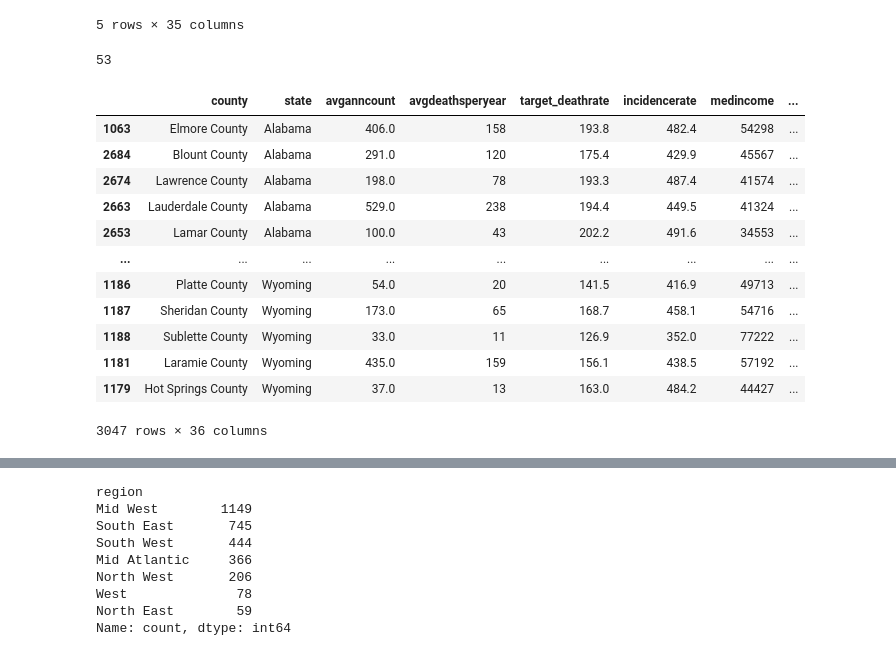
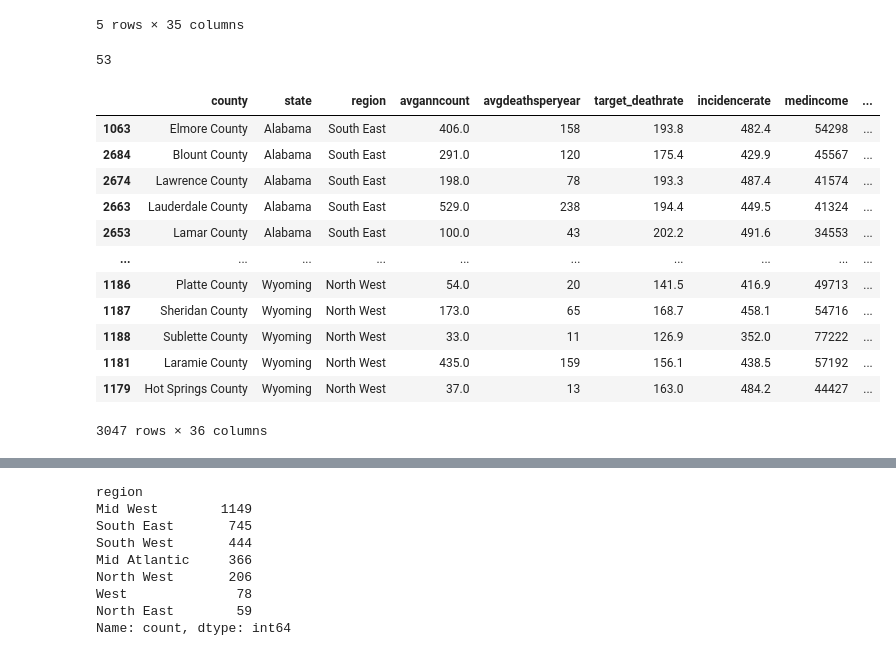
Before and after one commit to caseyhild/Data-Science-For-Cancer-Analysis, a Jupyter notebook: DataCheckpointGroup_Sp23_Casey_s_Group.ipynb, the cells around one changed output, grey strips where cells are left out. Saved outputs shown, nothing was run; the diff lists cells and outputs as text; code cells hidden in the pictures.

```diff
--- a/DataCheckpointGroup_Sp23_Casey_s_Group.ipynb
+++ b/DataCheckpointGroup_Sp23_Casey_s_Group.ipynb
@@ -99,38 +99,46 @@ data_cancer.head()
 # %%
 # Assigning a Region to each County based on its state
 West = ['California', 'Nevada', 'Hawaii']
 NorthWest = ['Alaska', 'Washington', 'Oregon', 'Idaho', 'Montana', 'Wyoming']
 SouthWest = ['Utah', 'Colorado', 'Arizona', 'New Mexico', 'Texas', 'Oklahoma']
 MidWest = ['North Dakota', 'South Dakota', 'Nebraska', 'Kansas', 'Minnesota', 'Iowa', 'Missouri', 'Wisconsin', 'Illinois', 'Indiana', 'Michigan', 'Indiana', 'Kentucky', 'Ohio']
 SouthEast = ['Arkansas', 'Louisiana', 'Mississippi', 'Tennessee', 'North Carolina', 'South Carolina', 'Georgia', 'Alabama', 'Florida']
 MidAtlantic = ['District of Columbia', 'Virginia', 'West Virginia', 'Delaware', 'Maryland', 'Pennsylvania', 'New Jersey', 'Connecticut', 'New York']
 NorthEast = ['Connecticut', 'Rhode Island', 'Massachusetts', 'Vermont', 'New Hampshire', 'Maine']
 # Length of all lists combines to 50
 print(len(West) + len(NorthWest) + len(SouthWest) + len(MidWest) + len(SouthEast) + len(MidAtlantic) + len(NorthEast))
 
 # Create the 'Region' column
 data_cancer['region'] = data_cancer['state'].apply(lambda x: 'West' if x in West else
                                                          'North West' if x in NorthWest else
                                                          'South West' if x in SouthWest else
                                                          'Mid West' if x in MidWest else
                                                          'South East' if x in SouthEast else
                                                          'Mid Atlantic' if x in MidAtlantic else
                                                          'North East' if x in NorthEast else '')
 
+# moving 'region' as the 3rd column in the dataframe
+cols = list(data_cancer)
+cols.insert(2, cols.pop(cols.index('region')))
+
+# using loc to reorder
+data_cancer = data_cancer.loc[:, cols]
+data_cancer.head()
+
 pd.set_option('display.max_rows', 10)
 data_cancer.sort_values('state')
 # %% [output]
 53
-|  | county | state | avganncount | avgdeathsperyear | target_deathrate | incidencerate | medincome | ... |
-| 1063 | Elmore County | Alabama | 406.0 | 158 | 193.8 | 482.4 | 54298 | ... |
-| 2684 | Blount County | Alabama | 291.0 | 120 | 175.4 | 429.9 | 45567 | ... |
-| 2674 | Lawrence County | Alabama | 198.0 | 78 | 193.3 | 487.4 | 41574 | ... |
-| 2663 | Lauderdale County | Alabama | 529.0 | 238 | 194.4 | 449.5 | 41324 | ... |
-| 2653 | Lamar County | Alabama | 100.0 | 43 | 202.2 | 491.6 | 34553 | ... |
-| ... | ... | ... | ... | ... | ... | ... | ... | ... |
-| 1186 | Platte County | Wyoming | 54.0 | 20 | 141.5 | 416.9 | 49713 | ... |
-| 1187 | Sheridan County | Wyoming | 173.0 | 65 | 168.7 | 458.1 | 54716 | ... |
-| 1188 | Sublette County | Wyoming | 33.0 | 11 | 126.9 | 352.0 | 77222 | ... |
-| 1181 | Laramie County | Wyoming | 435.0 | 159 | 156.1 | 438.5 | 57192 | ... |
-| 1179 | Hot Springs County | Wyoming | 37.0 | 13 | 163.0 | 484.2 | 44427 | ... |
+|  | county | state | region | avganncount | avgdeathsperyear | target_deathrate | incidencerate | medincome | ... |
+| 1063 | Elmore County | Alabama | South East | 406.0 | 158 | 193.8 | 482.4 | 54298 | ... |
+| 2684 | Blount County | Alabama | South East | 291.0 | 120 | 175.4 | 429.9 | 45567 | ... |
+| 2674 | Lawrence County | Alabama | South East | 198.0 | 78 | 193.3 | 487.4 | 41574 | ... |
+| 2663 | Lauderdale County | Alabama | South East | 529.0 | 238 | 194.4 | 449.5 | 41324 | ... |
+| 2653 | Lamar County | Alabama | South East | 100.0 | 43 | 202.2 | 491.6 | 34553 | ... |
+| ... | ... | ... | ... | ... | ... | ... | ... | ... | ... |
+| 1186 | Platte County | Wyoming | North West | 54.0 | 20 | 141.5 | 416.9 | 49713 | ... |
+| 1187 | Sheridan County | Wyoming | North West | 173.0 | 65 | 168.7 | 458.1 | 54716 | ... |
+| 1188 | Sublette County | Wyoming | North West | 33.0 | 11 | 126.9 | 352.0 | 77222 | ... |
+| 1181 | Laramie County | Wyoming | North West | 435.0 | 159 | 156.1 | 438.5 | 57192 | ... |
+| 1179 | Hot Springs County | Wyoming | North West | 37.0 | 13 | 163.0 | 484.2 | 44427 | ... |
 3047 rows × 36 columns
```
Also changed, not shown: parts of 1 cell of this notebook.
